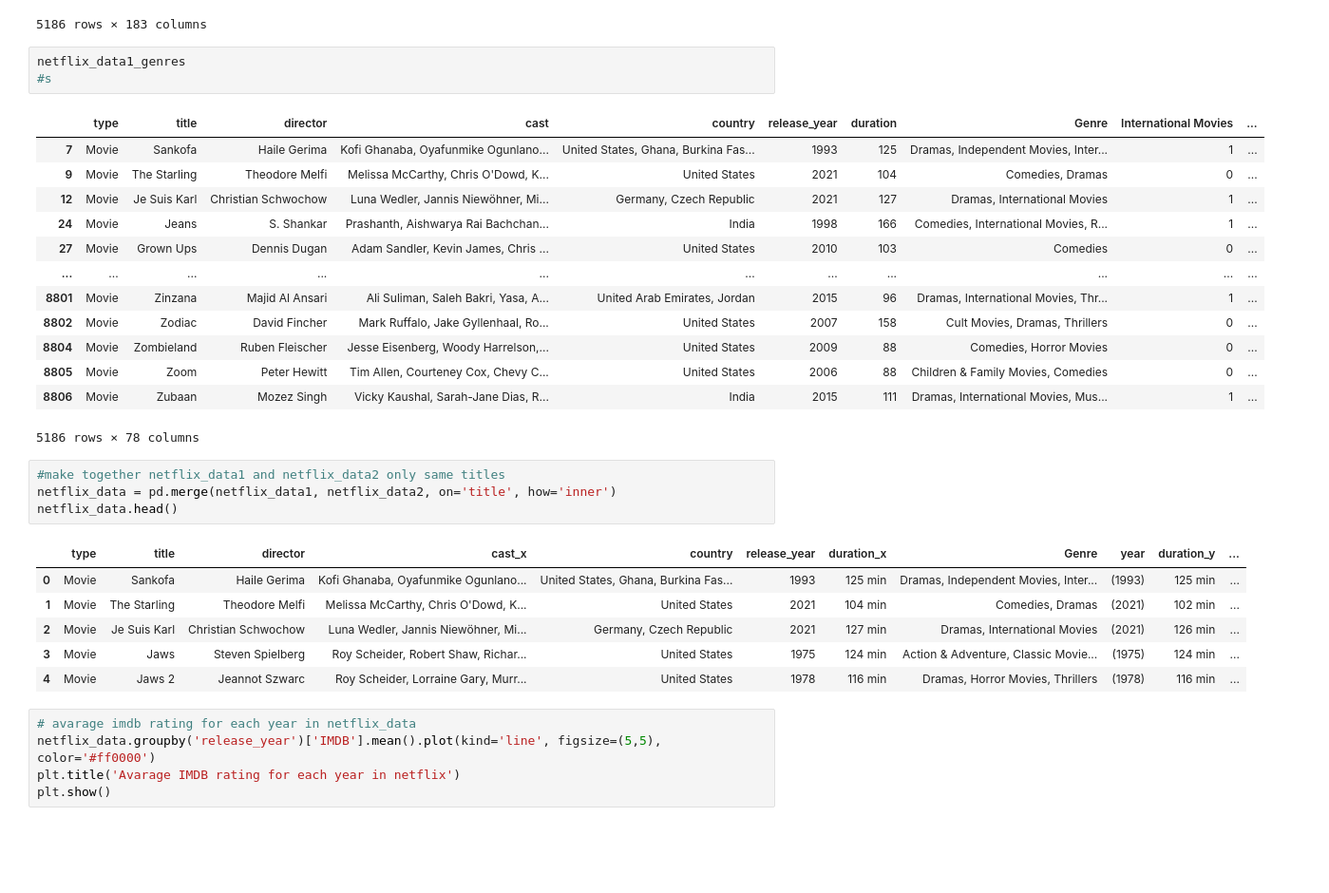
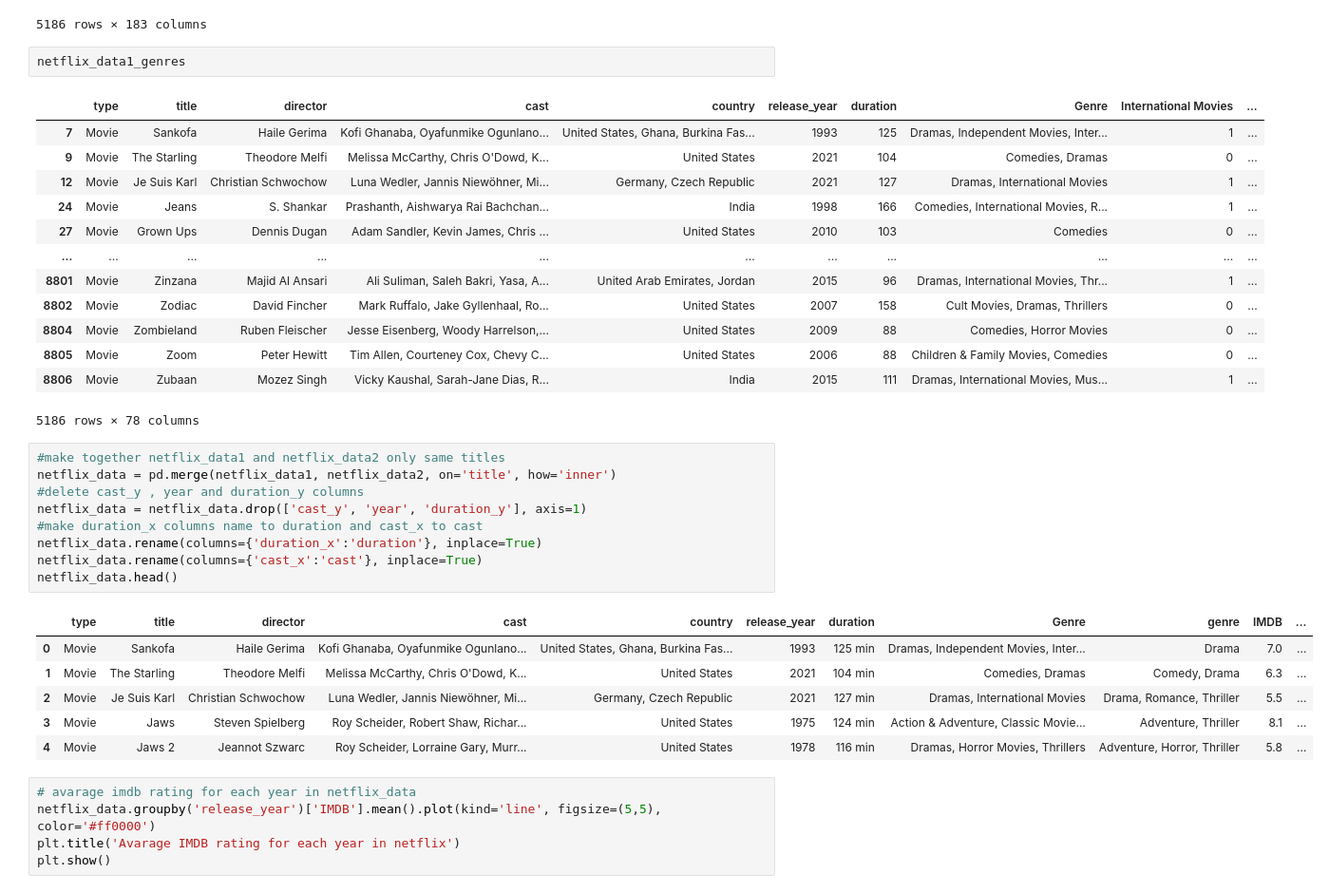
Before and after one commit to emirryilmazz/movies_datascience, a Jupyter notebook: project.ipynb, the cells around one changed output. Shown at 95% size. Drawn from its saved outputs; the diff is of its cells as text; blank space fills up the shorter version.

```diff
--- a/project.ipynb
+++ b/project.ipynb
@@ -255,7 +255,6 @@ netflix_data1_countries
 5186 rows × 183 columns
 # %%
 netflix_data1_genres
-#s
 # %% [output]
 |  | type | title | director | cast | country | release_year | duration | Genre | International Movies | ... |
 | 7 | Movie | Sankofa | Haile Gerima | Kofi Ghanaba, Oyafunmike Ogunlano... | United States, Ghana, Burkina Fas... | 1993 | 125 | Dramas, Independent Movies, Inter... | 1 | ... |
@@ -273,14 +272,19 @@ netflix_data1_genres
 # %%
 #make together netflix_data1 and netflix_data2 only same titles
 netflix_data = pd.merge(netflix_data1, netflix_data2, on='title', how='inner')
+#delete cast_y , year and duration_y columns
+netflix_data = netflix_data.drop(['cast_y', 'year', 'duration_y'], axis=1)
+#make duration_x columns name to duration and cast_x to cast
+netflix_data.rename(columns={'duration_x':'duration'}, inplace=True)
+netflix_data.rename(columns={'cast_x':'cast'}, inplace=True)
 netflix_data.head()
 # %% [output]
-|  | type | title | director | cast_x | country | release_year | duration_x | Genre | year | duration_y | ... |
-| 0 | Movie | Sankofa | Haile Gerima | Kofi Ghanaba, Oyafunmike Ogunlano... | United States, Ghana, Burkina Fas... | 1993 | 125 min | Dramas, Independent Movies, Inter... | (1993) | 125 min | ... |
-| 1 | Movie | The Starling | Theodore Melfi | Melissa McCarthy, Chris O'Dowd, K... | United States | 2021 | 104 min | Comedies, Dramas | (2021) | 102 min | ... |
-| 2 | Movie | Je Suis Karl | Christian Schwochow | Luna Wedler, Jannis Niewöhner, Mi... | Germany, Czech Republic | 2021 | 127 min | Dramas, International Movies | (2021) | 126 min | ... |
-| 3 | Movie | Jaws | Steven Spielberg | Roy Scheider, Robert Shaw, Richar... | United States | 1975 | 124 min | Action & Adventure, Classic Movie... | (1975) | 124 min | ... |
-| 4 | Movie | Jaws 2 | Jeannot Szwarc | Roy Scheider, Lorraine Gary, Murr... | United States | 1978 | 116 min | Dramas, Horror Movies, Thrillers | (1978) | 116 min | ... |
+|  | type | title | director | cast | country | release_year | duration | Genre | genre | IMDB | ... |
+| 0 | Movie | Sankofa | Haile Gerima | Kofi Ghanaba, Oyafunmike Ogunlano... | United States, Ghana, Burkina Fas... | 1993 | 125 min | Dramas, Independent Movies, Inter... | Drama | 7.0 | ... |
+| 1 | Movie | The Starling | Theodore Melfi | Melissa McCarthy, Chris O'Dowd, K... | United States | 2021 | 104 min | Comedies, Dramas | Comedy, Drama | 6.3 | ... |
+| 2 | Movie | Je Suis Karl | Christian Schwochow | Luna Wedler, Jannis Niewöhner, Mi... | Germany, Czech Republic | 2021 | 127 min | Dramas, International Movies | Drama, Romance, Thriller | 5.5 | ... |
+| 3 | Movie | Jaws | Steven Spielberg | Roy Scheider, Robert Shaw, Richar... | United States | 1975 | 124 min | Action & Adventure, Classic Movie... | Adventure, Thriller | 8.1 | ... |
+| 4 | Movie | Jaws 2 | Jeannot Szwarc | Roy Scheider, Lorraine Gary, Murr... | United States | 1978 | 116 min | Dramas, Horror Movies, Thrillers | Adventure, Horror, Thriller | 5.8 | ... |
 # %%
 # avarage imdb rating for each year in netflix_data
 netflix_data.groupby('release_year')['IMDB'].mean().plot(kind='line', figsize=(5,5), color='#ff0000')
```
